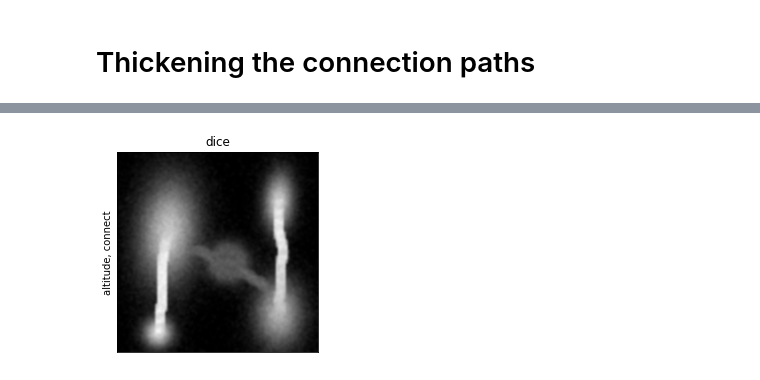
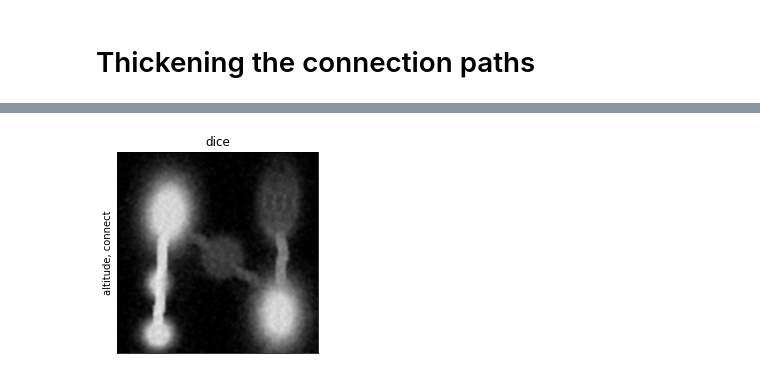
Before and after one commit to gengauss/MultiCTree, a Jupyter notebook: multiCTree_example.ipynb, the cells around one changed output, grey strips where cells are left out. Saved outputs shown, nothing was run; the diff lists cells and outputs as text; code cells hidden in the pictures.

Commit message:
Update importance measure

```diff
--- a/multiCTree_example.ipynb
+++ b/multiCTree_example.ipynb
@@ -312,17 +319,15 @@ def attribute_saddle_nodes(tree, attribute):
 # %%
-def attribute_dice(image_gt, image, tree):
-    nbGTPix = image_gt.sum()
+def attribute_precision(image_gt, image, tree):
     areaNodes = hg.attribute_area(tree)
     gt = np.reshape(image_gt,len(image_gt))
     image = np.reshape(image,len(image))
     att = hg.accumulate_sequential(tree, (image != 0) & (gt != 0), hg.Accumulators.sum)
-    union = nbGTPix + areaNodes
-    dice = 2 * att / union
-    return hg.accumulate_and_max_sequential(tree,  dice, dice[:len(image_gt)], hg.Accumulators.max)
+    precision = att / areaNodes
+    return hg.accumulate_and_max_sequential(tree,  precision, precision[:len(image_gt)], hg.Accumulators.max)
 # %% [markdown]
 # Multi-Factor Component Tree Loss Function
 # %%
-def loss_maxima(graph, image, image_gt, saliency_measure, importance_measure, margin=1, p=1, erosion=False):
+def loss_maxima(graph, image, image_gt, saliency_measure, importance_measure, p=1, erosion=False):
     tree, altitudes = max_tree(graph, image)
     altitudes_np = altitudes.detach().numpy()
 
@@ -344,10 +349,7 @@ def loss_maxima(graph, image, image_gt, saliency_measure, importance_measure, ma
     if saliency_measure[0] == "altitude" and saliency_measure[1] == "connect":
         depth = attribute_depth(tree, altitudes_np)
         saddle_nodes = tc.from_numpy(attribute_saddle_nodes(tree, depth)[0]).long()
-        if erosion == True:
-            extrema_connect = 99 - altitudes[saddle_nodes[extrema_indices]]
-        else:
-            extrema_connect = 1 - altitudes[saddle_nodes[extrema_indices]]
+        extrema_connect = tc.max(image) - altitudes[saddle_nodes[extrema_indices]]
         saliency.append(extrema_altitudes)
         saliency.append(extrema_connect)
 
@@ -366,38 +368,32 @@ def loss_maxima(graph, image, image_gt, saliency_measure, importance_measure, ma
     elif importance_measure == "dice":
         image_gt = image_gt.reshape(100*100, 1)
         image = image.detach().numpy().reshape(100*100, 1)
-        dice = attribute_dice(image_gt, image, tree)
-        extinction_value = hg.attribute_extinction_value(tree, altitudes_np, np.array(dice))
+        precision = attribute_precision(image_gt, image, tree)
+        extinction_value = hg.attribute_extinction_value(tree, altitudes_np, np.array(precision))
         importance = [tc.tensor(extinction_value[i]) for i in extrema_indices]
 
     G1 = []
     G2 = []
-    G3 = []
 
     delete_label = np.zeros((100, 100)).flatten()
-    keep_label = np.zeros((100, 100)).flatten()
     connect_label = np.zeros((100, 100)).flatten()
 
     for i, ext_idx in enumerate(extrema_indices):
-        if importance[i] == 0:
+        if importance[i] < 0.95:
             G1.append(i)
             for child in tree.children(ext_idx):
                 delete_label[child] = extrema_altitudes[i]
-        elif importance[i] >= 0.7:
+        else:
             G2.append(i)
-            for child in tree.children(ext_idx):
-                keep_label[child] = extrema_altitudes[i]
-        else:
-            G3.append(i)
             for child in tree.children(ext_idx):
                 connect_label[child] = extrema_altitudes[i]
 
 
     delete_label = delete_label.reshape((100, 100))
-    keep_label = keep_label.reshape((100, 100))
     connect_label = connect_label.reshape((100, 100))
+    # print(len(G1), len(G2))
 
-    return tc.sum(saliency[0][G1]**p) + tc.sum(tc.relu(margin - saliency[0][G2])**p) + tc.sum(saliency[1][G3]**p), delete_label, keep_label, connect_label
+    return tc.sum(saliency[0][G1]**p) + tc.sum(saliency[1][G2]**p), delete_label, connect_label
 # %% [markdown]
 # Experiment
 # %%
@@ -445,7 +441,7 @@ fig = plt.figure(figsize=(3 * 3, 3 * 3))
 plt.subplots_adjust(left=.02, right=.98, bottom=.001, top=.96, wspace=.05, hspace=.01)
 
 def loss(image):
-    return loss_maxima(graph, image, image_gt, sm, im, margin=1, p=1, erosion=False)
+    return loss_maxima(graph, image, image_gt, sm, im, p=1, erosion=False)
 
 start_time = time.time()
 for i, sm in enumerate(saliency_measures):
@@ -455,7 +451,6 @@ for i, sm in enumerate(saliency_measures):
         res = opt.best.detach().numpy()
         images = opt.get_images_per_iter()
         delete = opt.get_delete_label_per_iter()
-        keep = opt.get_keep_label_per_iter()
         connect = opt.get_connect_label_per_iter()
         f = plt.subplot(3, 3, i * 3 + j + 1)
         plt.imshow(res, interpolation="bicubic", cmap="gray")
@@ -503,7 +498,7 @@ fig = plt.figure(figsize=(3 * 3, 3 * 3))
 plt.subplots_adjust(left=.02, right=.98, bottom=.001, top=.96, wspace=.05, hspace=.01)
 
 def loss(image):
-    return loss_maxima(graph, image, image_gt, sm, im, margin=1, p=1, erosion=True)
+    return loss_maxima(graph, image, image_gt, sm, im, p=1, erosion=True)
 
 start_time = time.time()
 for i, sm in enumerate(saliency_measures):
@@ -513,7 +508,6 @@ for i, sm in enumerate(saliency_measures):
         res = opt.best.detach().numpy()
         images = opt.get_images_per_iter()
         delete = opt.get_delete_label_per_iter()
-        keep = opt.get_keep_label_per_iter()
         connect = opt.get_connect_label_per_iter()
         f = plt.subplot(3, 3, i * 3 + j + 1)
         plt.imshow(res, interpolation="bicubic", cmap="gray")
@@ -542,4 +536,4 @@ Total time:  166.03191208839417
-[figure, old version]
+[figure, new version]
 # %%
 opt.show_history()
 # %% [output]
```
Also changed, not shown: parts of 10 cells of this notebook.
